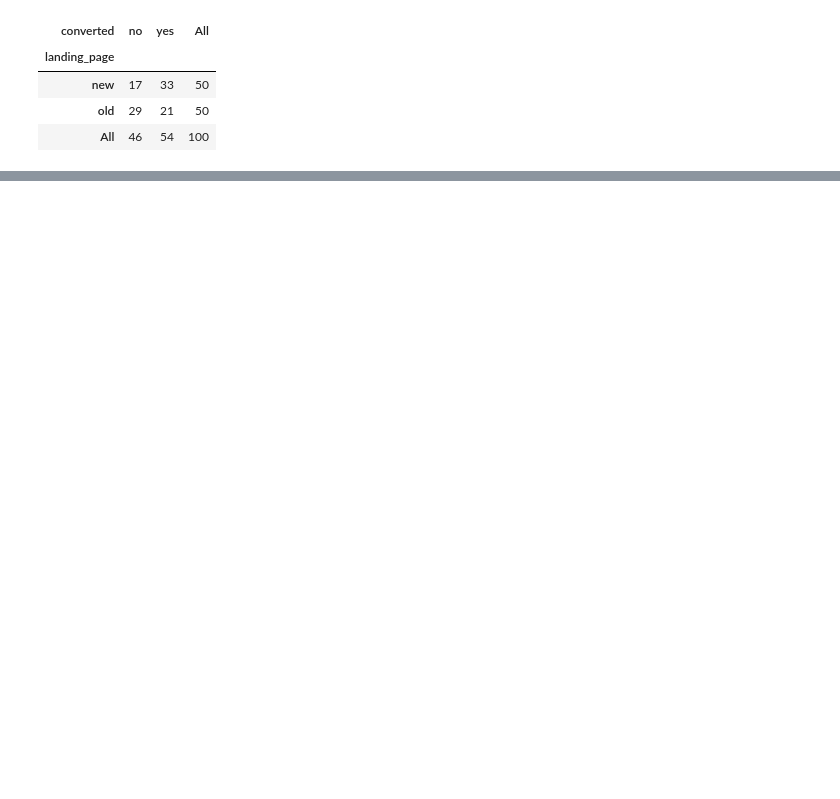
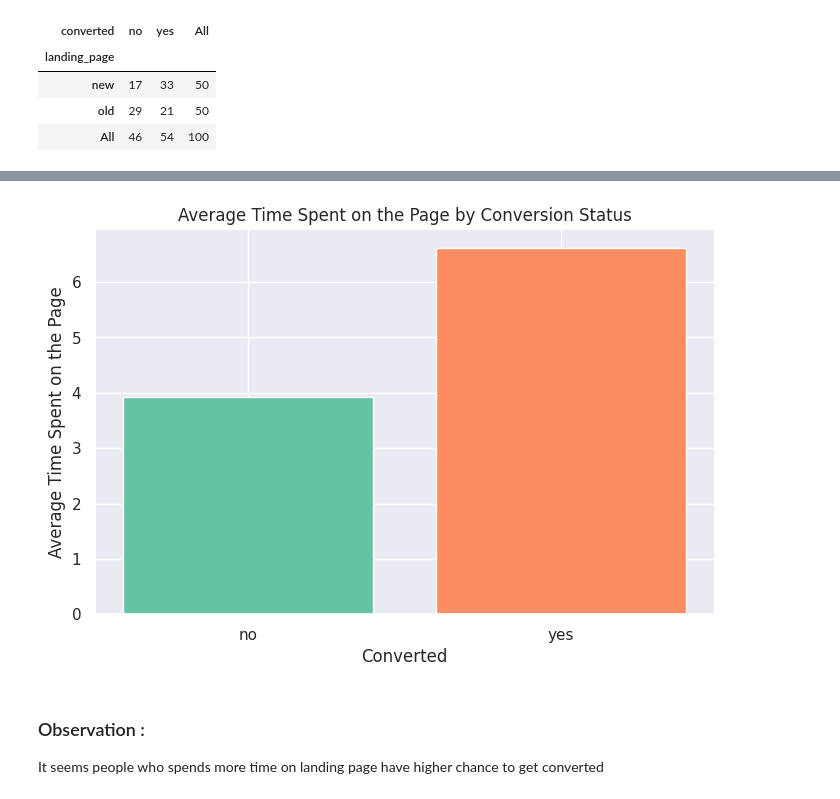
Before and after one commit to Rajesh2015/E-news-Express-Project, a Jupyter notebook: E-news Express Project Solution.ipynb, the cells around one changed output, grey strips where cells are left out. Saved outputs shown, nothing was run; the diff lists cells and outputs as text; code cells hidden in the pictures; blank space fills up the shorter version.

```diff
--- a/E-news Express Project Solution.ipynb
+++ b/E-news Express Project Solution.ipynb
@@ -398,0 +522,21 @@ plt.show()
+# %%
+
+# Calculate the mean time spent on the page grouped by conversion status
+mean_time_spent = df.groupby(['converted'])['time_spent_on_the_page'].mean().reset_index()
+
+# Plotting the result as a bar plot
+plt.figure(figsize=(8, 5))
+plt.bar(mean_time_spent['converted'], mean_time_spent['time_spent_on_the_page'], color=colors)
+
+# Adding title and labels
+plt.title('Average Time Spent on the Page by Conversion Status')
+plt.xlabel('Converted')
+plt.ylabel('Average Time Spent on the Page')
+
+# Display the plot
+plt.show()
+# %% [output]
+[figure, added]
+# %% [markdown]
+### Observation :
+It seems people who spends more time on landing page have higher chance to get converted
```
Also changed, not shown: parts of 27 cells of this notebook.
